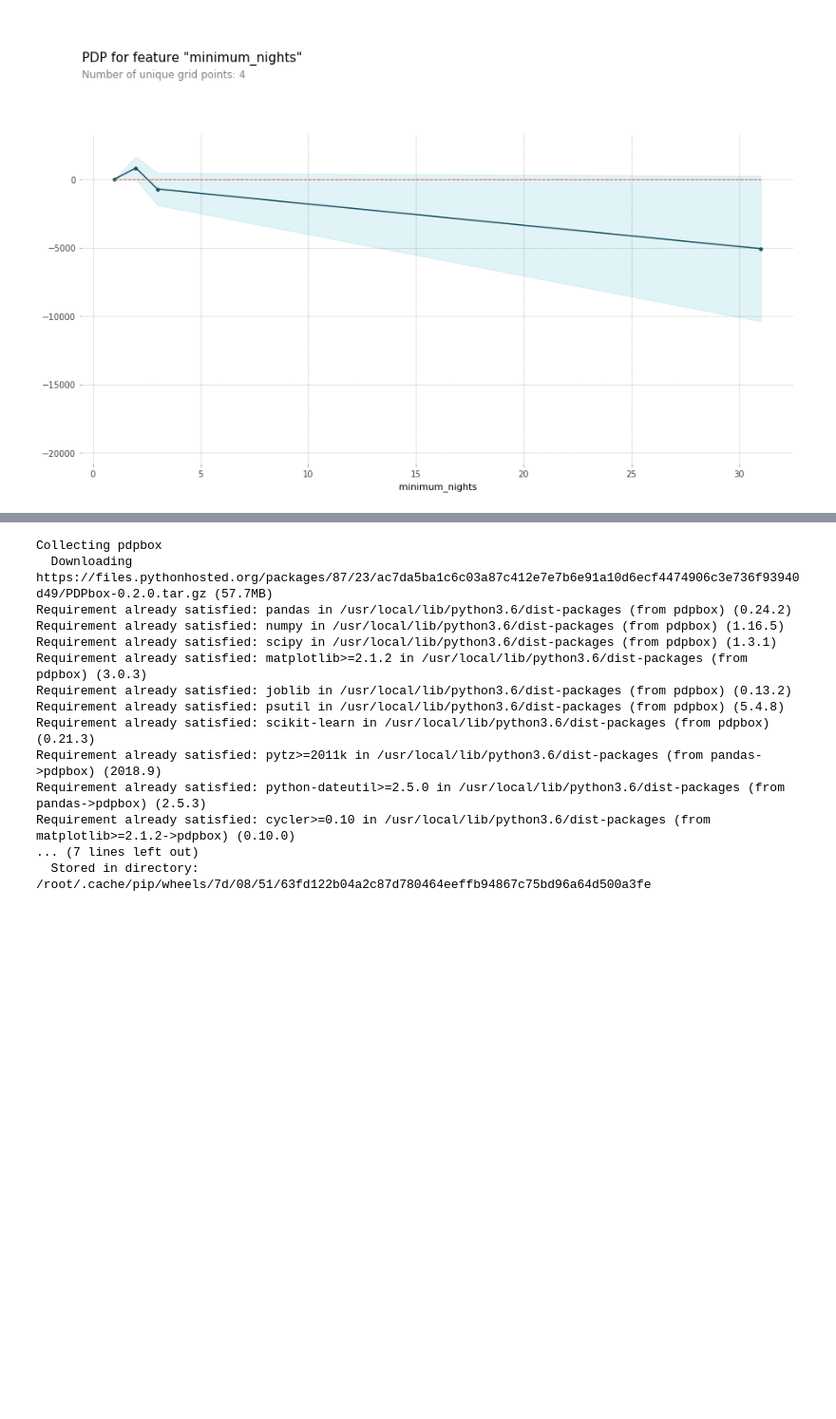
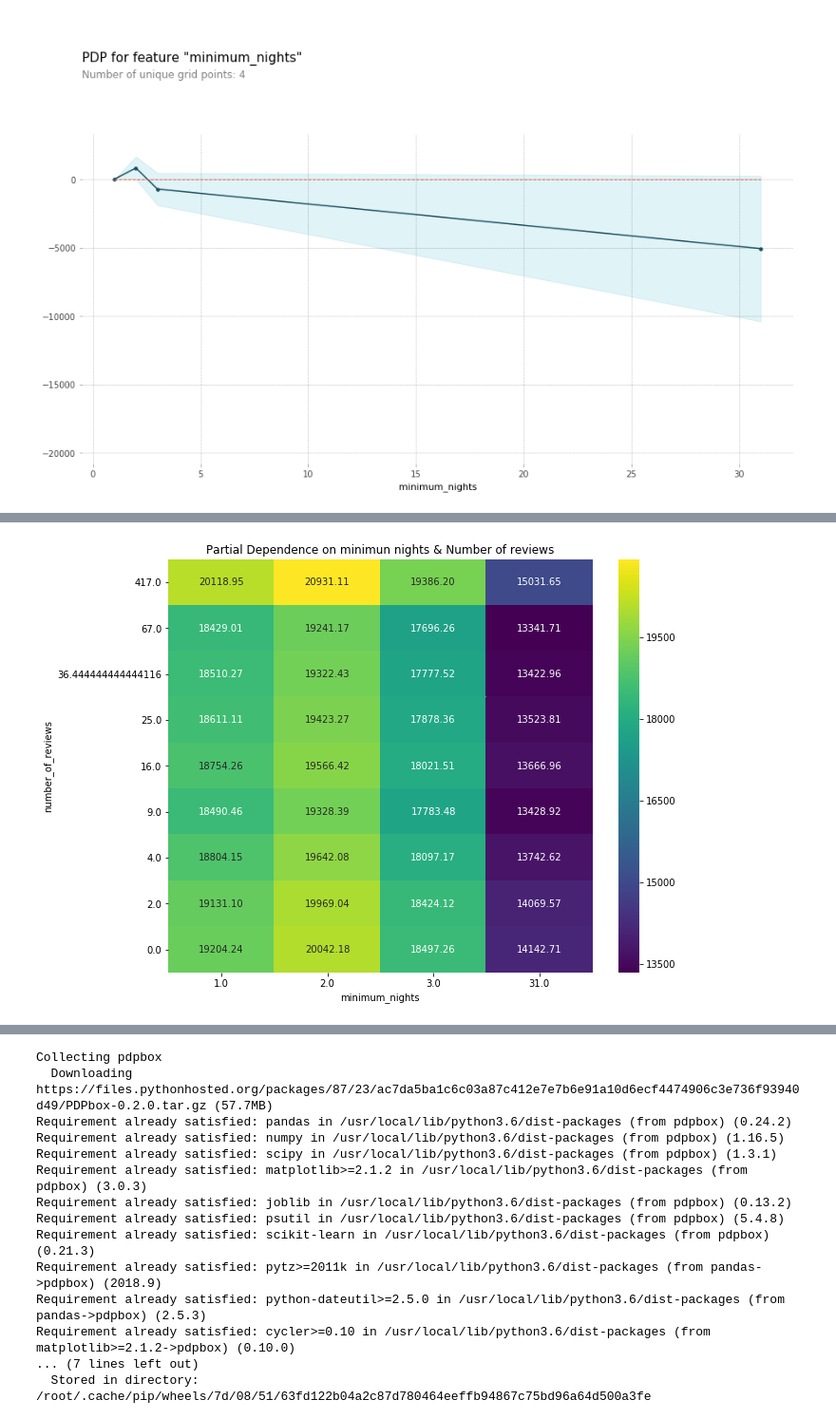
Before and after one commit to maximematerno/DS-Unit-2-Applied-Modeling, a Jupyter notebook: module3/assignment_applied_modeling_3.ipynb, the cells around one changed output, grey strips where cells are left out. Shown at 95% size. Cells and saved outputs as stored; diff of their text form; code cells hidden in the pictures; blank space fills up the shorter version.

```diff
--- a/module3/assignment_applied_modeling_3.ipynb
+++ b/module3/assignment_applied_modeling_3.ipynb
@@ -424,0 +491,15 @@ pdp_plot(isolated, feature_name=feature);
+# %%
+from pdpbox.pdp import pdp_interact, pdp_interact_plot
+import seaborn as sns
+
+pdp = interaction.pdp.pivot_table(
+    values='preds',
+    columns=features[0],
+    index=features[1]
+)[::-1] # Slice notation to reverse index order so y axis is ascending
+
+plt.figure(figsize=(10,8))
+sns.heatmap(pdp, annot=True, fmt='.2f', cmap='viridis')
+plt.title('Partial Dependence on minimun nights & Number of reviews');
+# %% [output]
+[figure, added]
```
Also changed, not shown: parts of 6 cells of this notebook.
